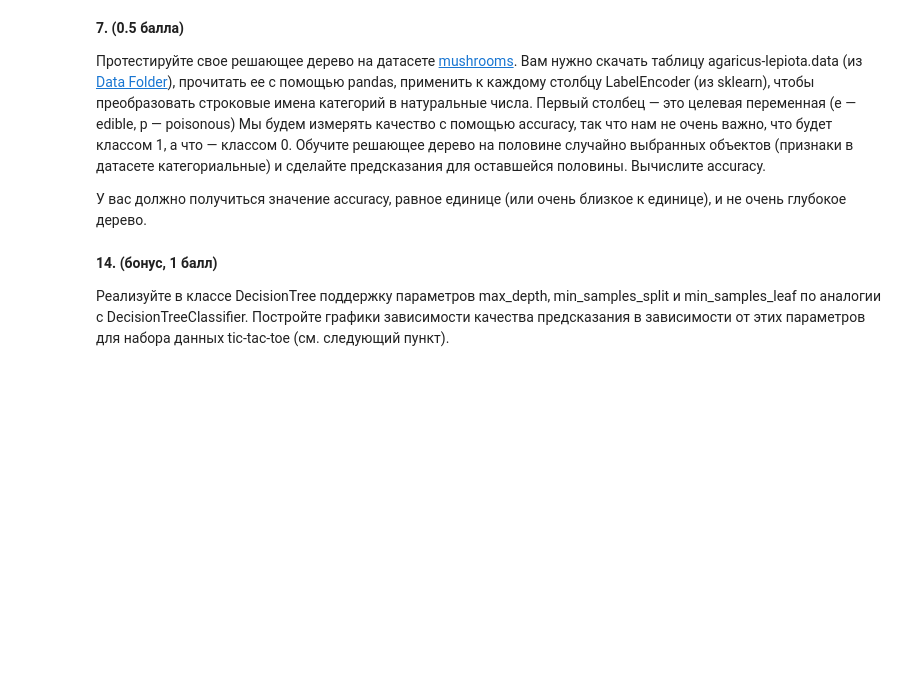
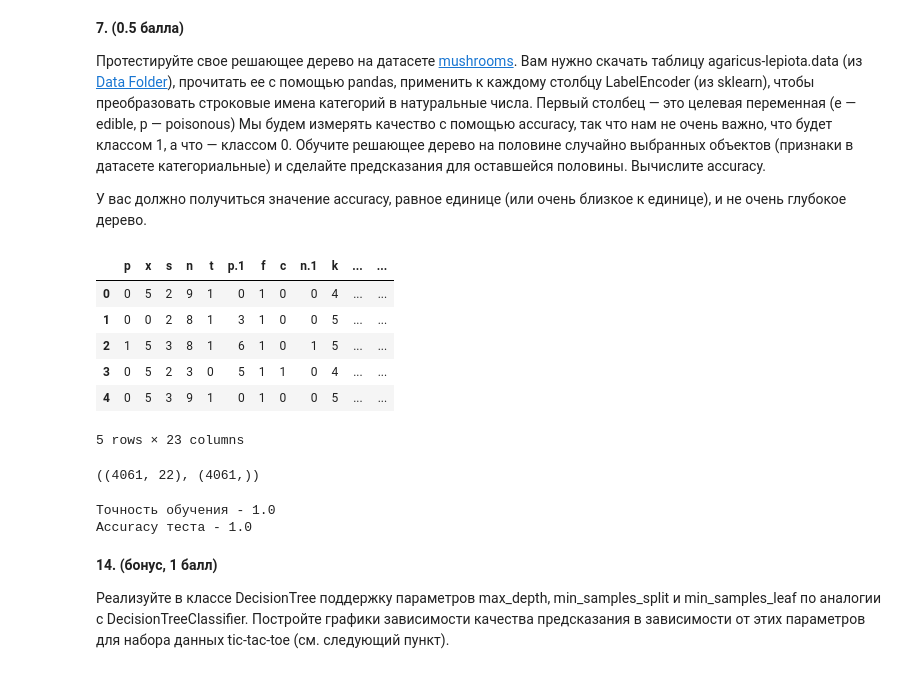
Before and after one commit to WhatislovePerm/MachineLearning2023, a Jupyter notebook: homework5/homework-practice-05-Decision_tree.ipynb, the cells around one changed output. Saved outputs shown, nothing was run; the diff lists cells and outputs as text; code cells hidden in the pictures; blank space fills up the shorter version.

```diff
--- a/homework5/homework-practice-05-Decision_tree.ipynb
+++ b/homework5/homework-practice-05-Decision_tree.ipynb
@@ -362,3 +389,43 @@ __7. (0.5 балла)__
+# %%
+from sklearn.preprocessing import LabelEncoder
+from sklearn.model_selection import train_test_split
+from sklearn.metrics import accuracy_score, make_scorer
+from sklearn.model_selection import cross_val_score
+from sklearn.model_selection import KFold
+from sklearn.model_selection import GridSearchCV
+df = pd.read_csv("mushroom.data")
+
+labelencoder = LabelEncoder()
+for column in df.columns:
+    df[column] = labelencoder.fit_transform(df[column])
+df.head()
+# %% [output]
+|  | p | x | s | n | t | p.1 | f | c | n.1 | k | ... | ... |
+| 0 | 0 | 5 | 2 | 9 | 1 | 0 | 1 | 0 | 0 | 4 | ... | ... |
+| 1 | 0 | 0 | 2 | 8 | 1 | 3 | 1 | 0 | 0 | 5 | ... | ... |
+| 2 | 1 | 5 | 3 | 8 | 1 | 6 | 1 | 0 | 1 | 5 | ... | ... |
+| 3 | 0 | 5 | 2 | 3 | 0 | 5 | 1 | 1 | 0 | 4 | ... | ... |
+| 4 | 0 | 5 | 3 | 9 | 1 | 0 | 1 | 0 | 0 | 5 | ... | ... |
+5 rows × 23 columns
+# %%
+Y = np.array(df["p"])
+df = df.drop(columns="p")
+X = np.array(df)
+
+x_train, x_test, y_train, y_test = train_test_split(X, Y, test_size=0.5, random_state=42)
+x_train.shape, y_train.shape
+# %% [output]
+((4061, 22), (4061,))
+# %%
+import hw5code
+types = ["real"] * x_train.shape[1]
+tree = hw5code.DecisionTree(feature_types=types)
+tree.fit(x_train, y_train)
+print("Точность обучения -", accuracy_score(y_train, tree.predict(x_train)))
+print("Accuracy теста -", accuracy_score(y_test, tree.predict(x_test)))
+# %% [output]
+Точность обучения - 1.0
+Accuracy теста - 1.0
 # %% [markdown]
 __14. (бонус, 1 балл)__
 
```
Also changed, not shown: parts of 16 cells of this notebook.
